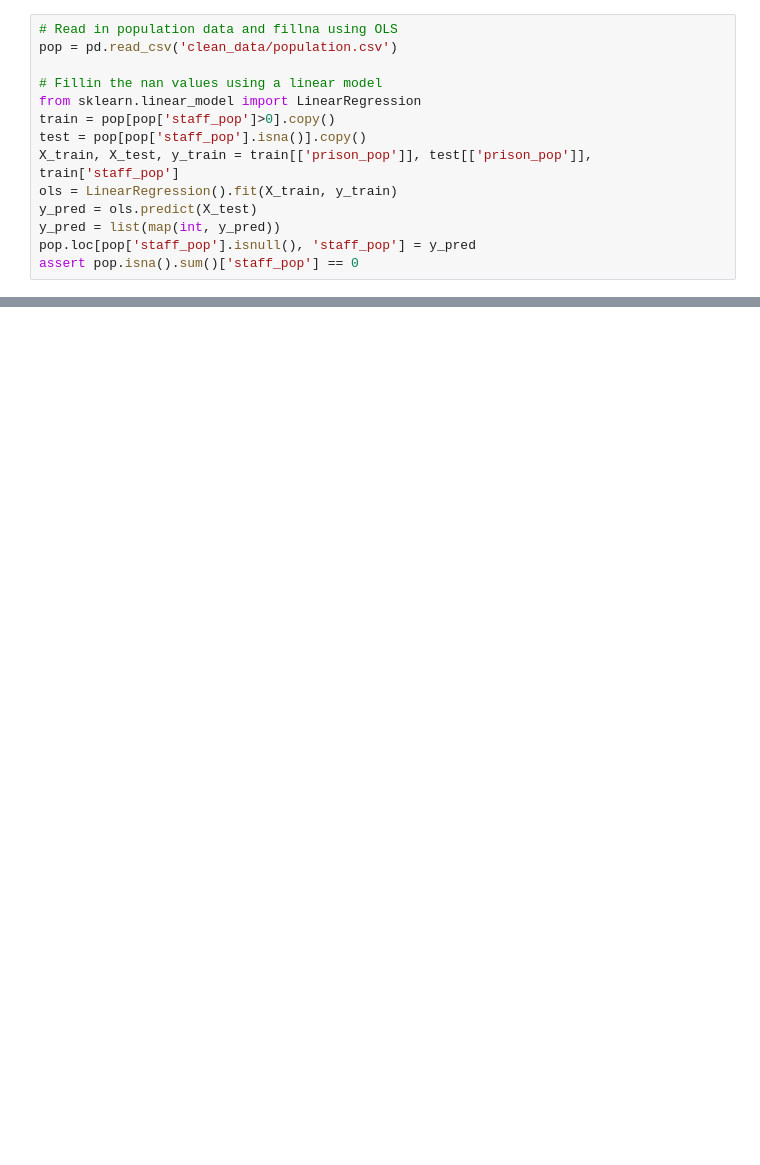
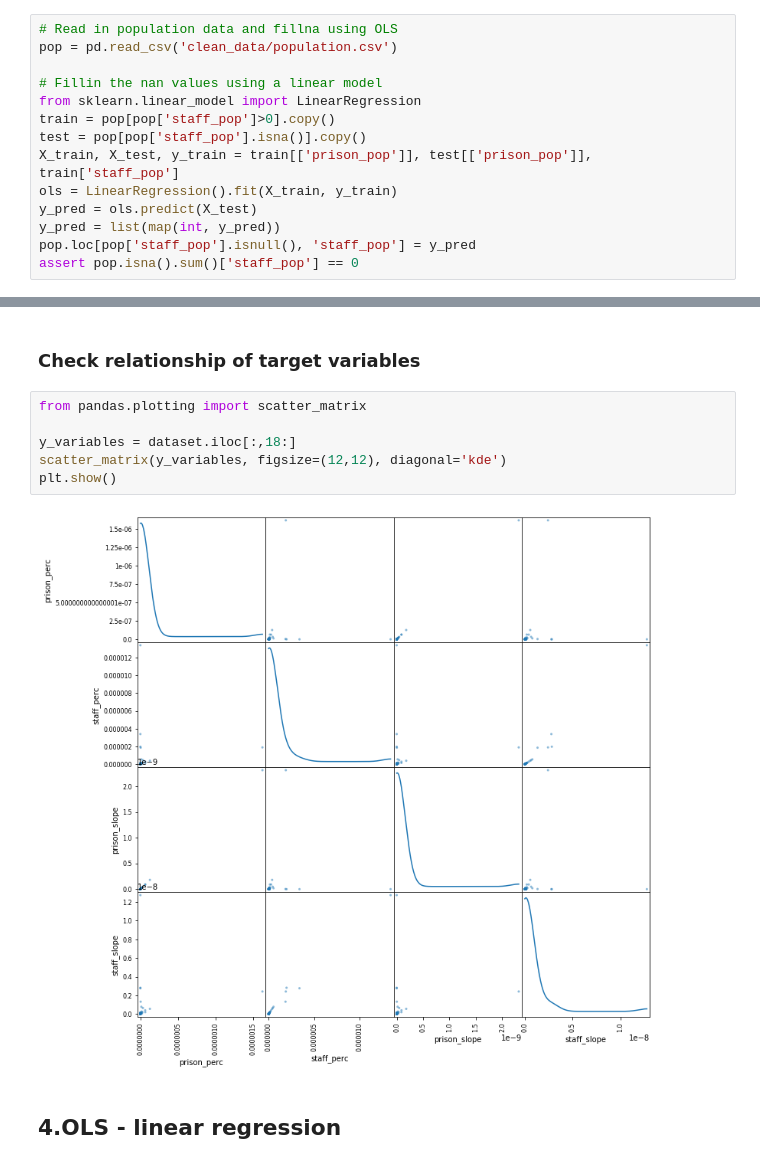
Before and after one commit to AmberCXX/Summer2020_MIT_COVID_Datathon, a Jupyter notebook: 03-evaluate-policies.ipynb, the cells around one changed output, grey strips where cells are left out. Saved outputs shown, nothing was run; the diff lists cells and outputs as text; blank space fills up the shorter version.

```diff
--- a/03-evaluate-policies.ipynb
+++ b/03-evaluate-policies.ipynb
@@ -81,0 +245,12 @@ result
+# %% [markdown]
+### Check relationship of target variables
+# %%
+from pandas.plotting import scatter_matrix
+
+y_variables = dataset.iloc[:,18:]
+scatter_matrix(y_variables, figsize=(12,12), diagonal='kde')
+plt.show()
+# %% [output]
+[figure, added]
+# %% [markdown]
+## 4.OLS - linear regression
```
Also changed, not shown: parts of 21 cells of this notebook, 1 other file.
